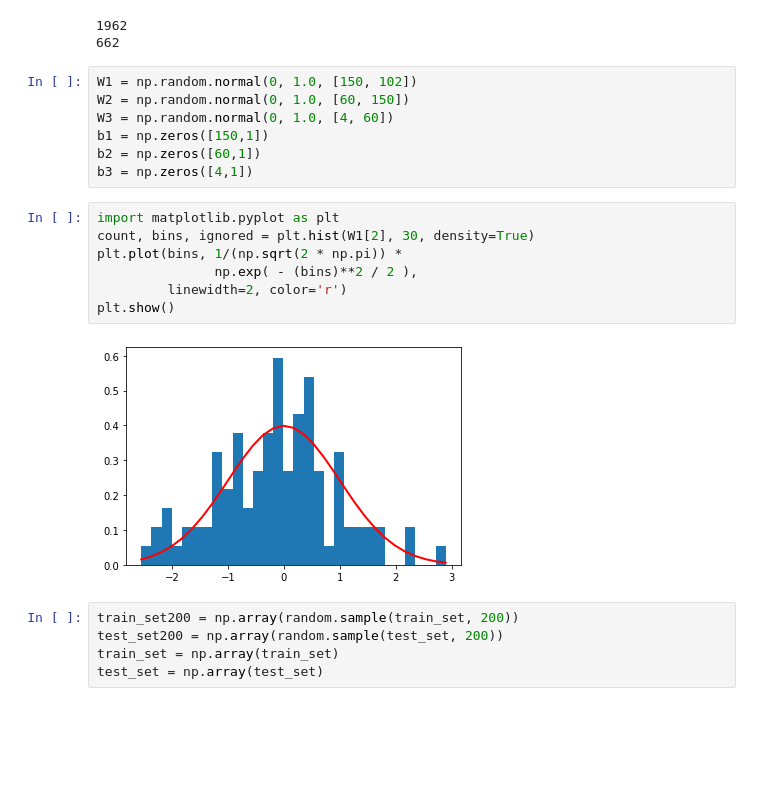
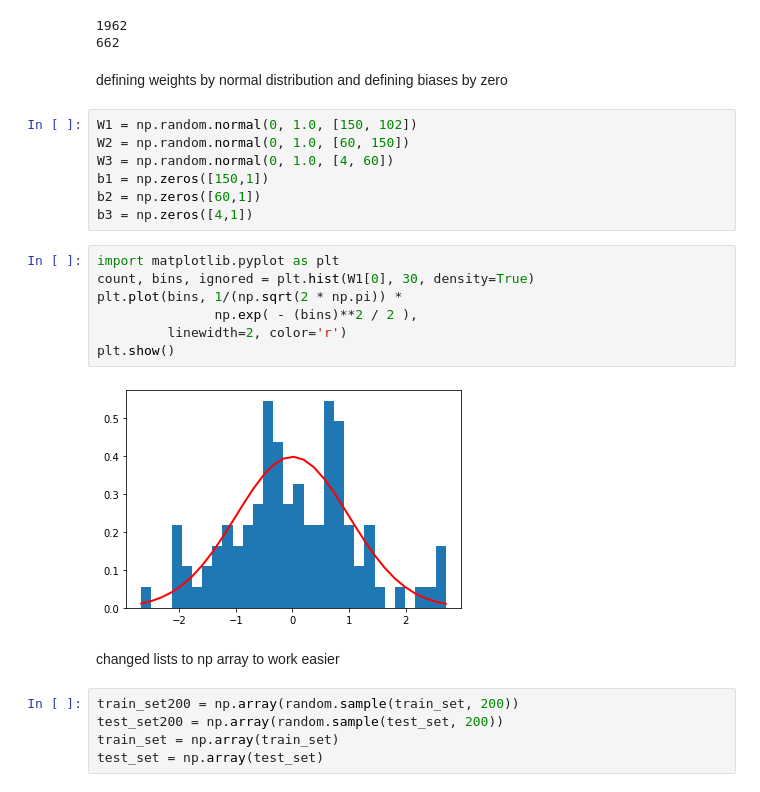
Before and after one commit to artaasadi/NeuralNetwork_proj, a Jupyter notebook: AI_Project.ipynb, the cells around one changed output. Cells and saved outputs as stored; diff of their text form; blank space fills up the shorter version.

```diff
--- a/AI_Project.ipynb
+++ b/AI_Project.ipynb
@@ -80,6 +85,8 @@ print(len(test_set)) #662
 # %% [output]
 1962
 662
+# %% [markdown]
+defining weights by normal distribution and defining biases by zero
 # %%
 W1 = np.random.normal(0, 1.0, [150, 102])
 W2 = np.random.normal(0, 1.0, [60, 150])
@@ -89,13 +96,15 @@ b2 = np.zeros([60,1])
 b3 = np.zeros([4,1])
 # %%
 import matplotlib.pyplot as plt
-count, bins, ignored = plt.hist(W1[2], 30, density=True)
+count, bins, ignored = plt.hist(W1[0], 30, density=True)
 plt.plot(bins, 1/(np.sqrt(2 * np.pi)) *
                np.exp( - (bins)**2 / 2 ),
          linewidth=2, color='r')
 plt.show()
 # %% [output]
-[figure, old version]
+[figure, new version]
+# %% [markdown]
+changed lists to np array to work easier
 # %%
 train_set200 = np.array(random.sample(train_set, 200))
 test_set200 = np.array(random.sample(test_set, 200))
```
Also changed, not shown: parts of 20 cells of this notebook.
